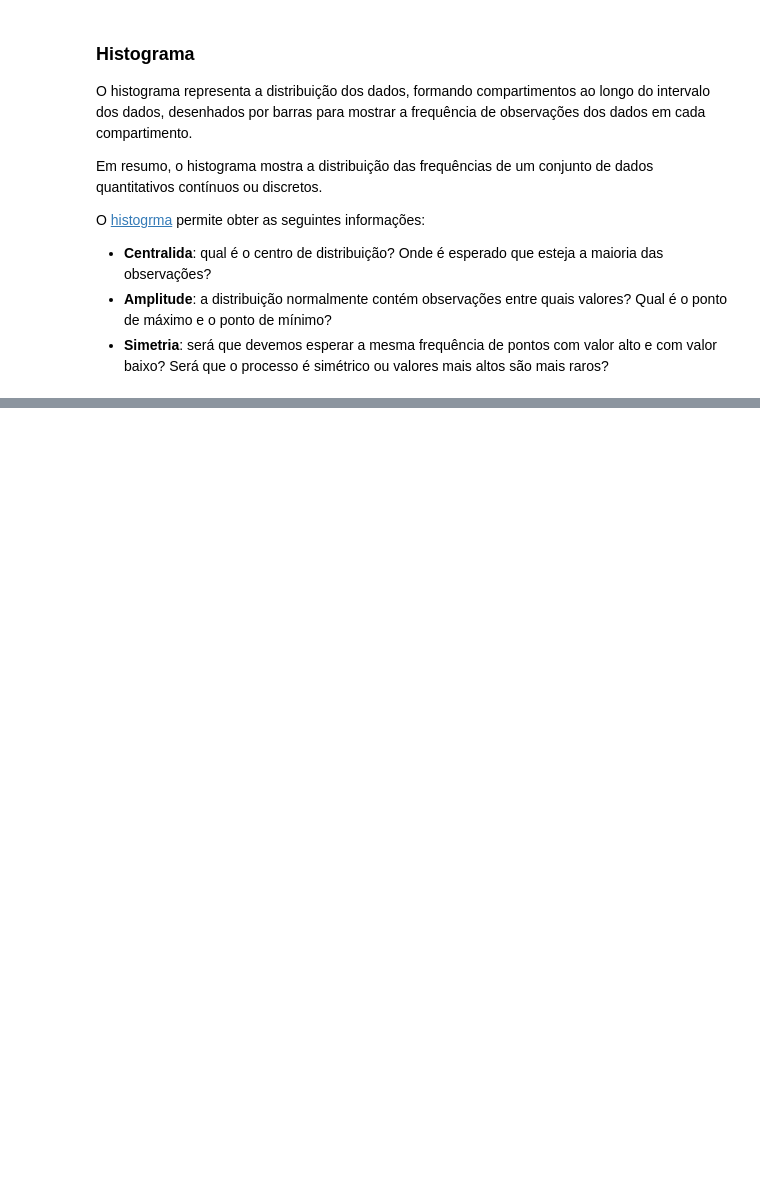
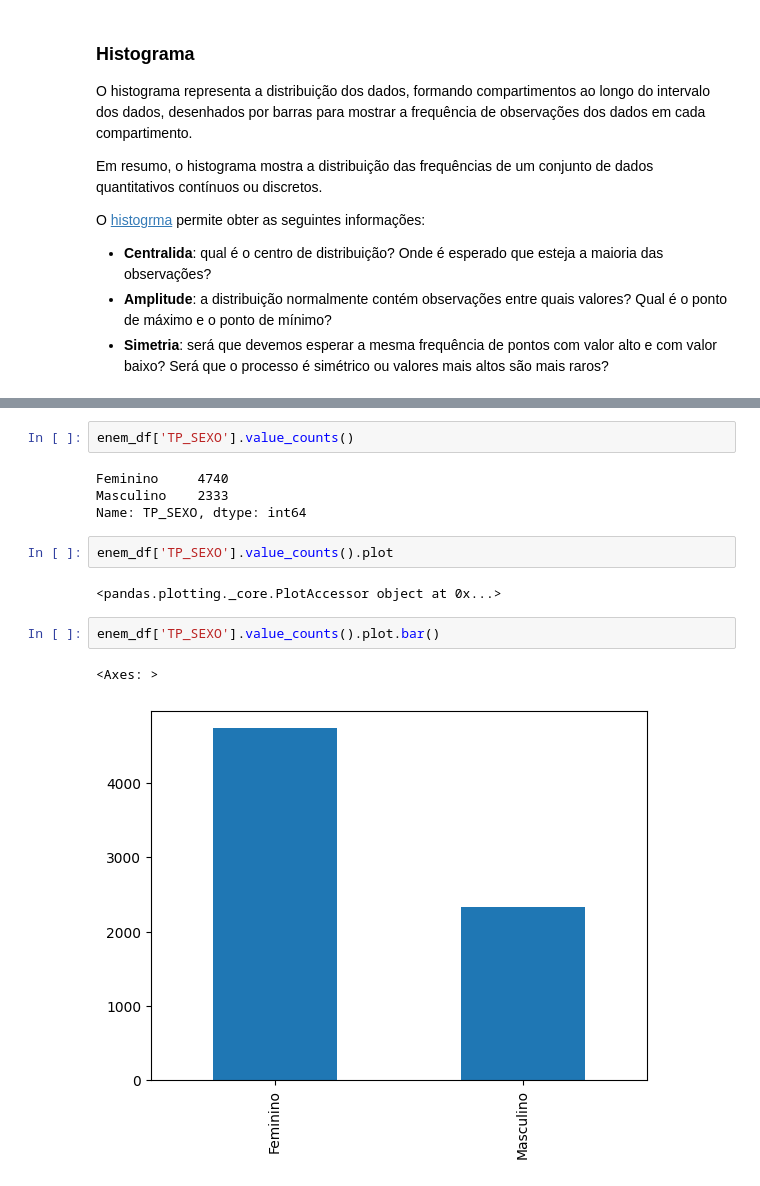
Before and after one commit to romulovieira777/Analise_Exploratoria_de_Dados_com_Python, a Jupyter notebook: Modulo_04_Visualizacao_Grafica_de_Dados/04_Visualizacao_Grafica_de_Dados.ipynb, the cells around one changed output, grey strips where cells are left out. Saved outputs shown, nothing was run; the diff lists cells and outputs as text; blank space fills up the shorter version.

Commit message:
Visualização Gráfica de Dados

```diff
--- a/Modulo_04_Visualizacao_Grafica_de_Dados/04_Visualizacao_Grafica_de_Dados.ipynb
+++ b/Modulo_04_Visualizacao_Grafica_de_Dados/04_Visualizacao_Grafica_de_Dados.ipynb
@@ -2293,0 +2299,15 @@ Utiliza o plano cartesiano com os valores ou categorias da variável no eico X e
+# %%
+enem_df['TP_SEXO'].value_counts()
+# %% [output]
+Feminino     4740
+Masculino    2333
+Name: TP_SEXO, dtype: int64
+# %%
+enem_df['TP_SEXO'].value_counts().plot
+# %% [output]
+<pandas.plotting._core.PlotAccessor object at 0x...>
+# %%
+enem_df['TP_SEXO'].value_counts().plot.bar()
+# %% [output]
+<Axes: >
+[figure, added]
```
Also changed, not shown: parts of 116 cells of this notebook.
